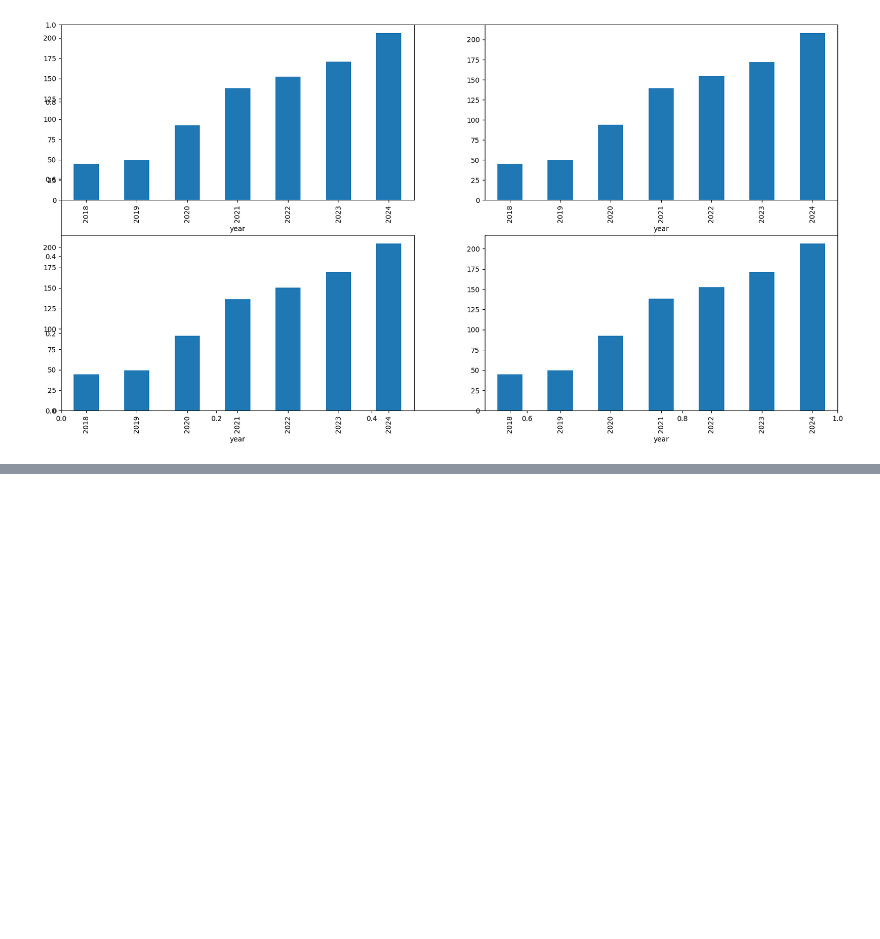
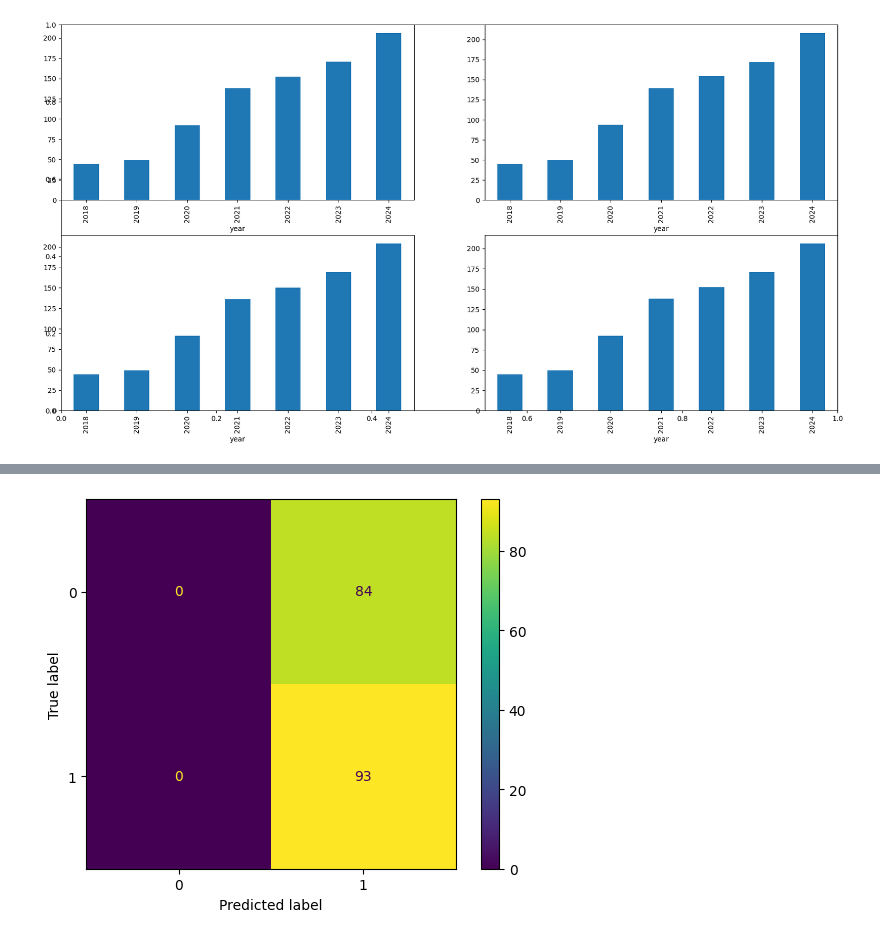
Before and after one commit to Ash-bot19/Stock-Price-Movement-Prediction, a Jupyter notebook: Stock_market_prediction.ipynb, the cells around one changed output, grey strips where cells are left out. Saved outputs shown, nothing was run; the diff lists cells and outputs as text; code cells hidden in the pictures; blank space fills up the shorter version.

```diff
--- a/Stock_market_prediction.ipynb
+++ b/Stock_market_prediction.ipynb
@@ -145,0 +184,13 @@ df.groupby('is_quarter_end').mean()
+# %%
+models = [LogisticRegression(), SVC(
+  kernel='poly', probability=True), XGBClassifier()]
+
+for i in range(3):
+  models[i].fit(X_train, Y_train)
+
+  print(f'{models[i]} : ')
+  print('Training Accuracy : ', metrics.roc_auc_score(
+    Y_train, models[i].predict_proba(X_train)[:,1]))
+  print('Validation Accuracy : ', metrics.roc_auc_score(
+    Y_valid, models[i].predict_proba(X_valid)[:,1]))
+  print()
@@ -145,0 +215,7 @@ df.groupby('is_quarter_end').mean()
+# %%
+from sklearn.metrics import ConfusionMatrixDisplay
+
+ConfusionMatrixDisplay.from_estimator(models[0], X_valid, Y_valid)
+plt.show()
+# %% [output]
+[figure, added]
```
Also changed, not shown: parts of 13 cells of this notebook.
